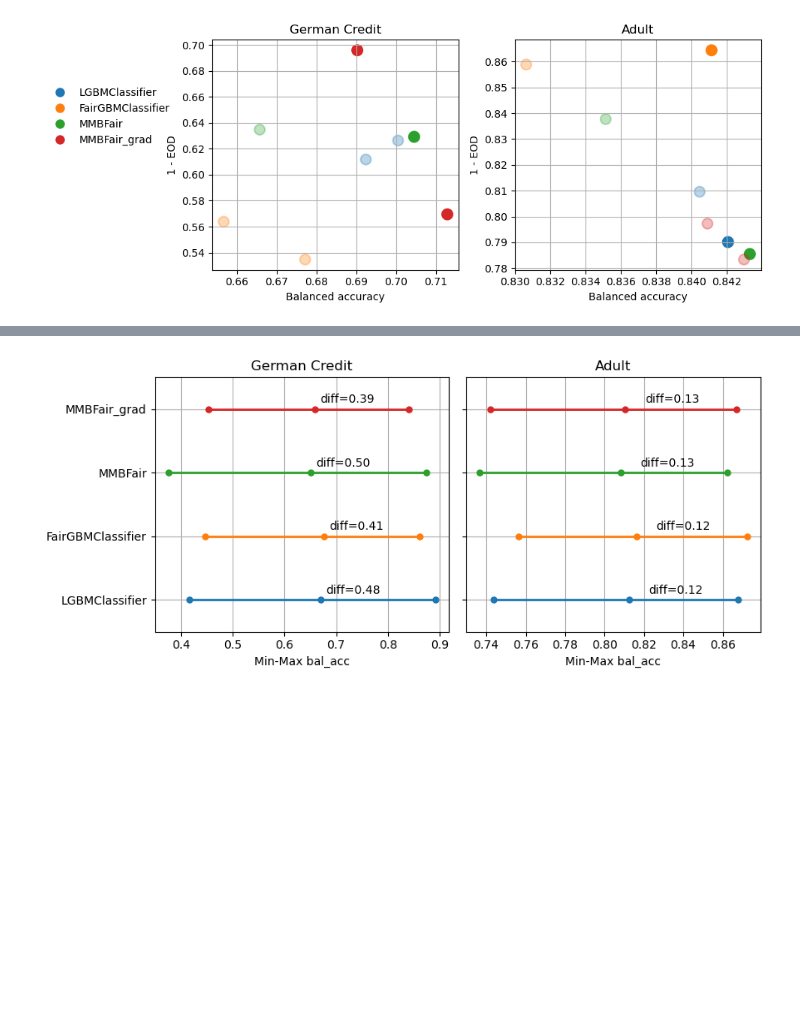
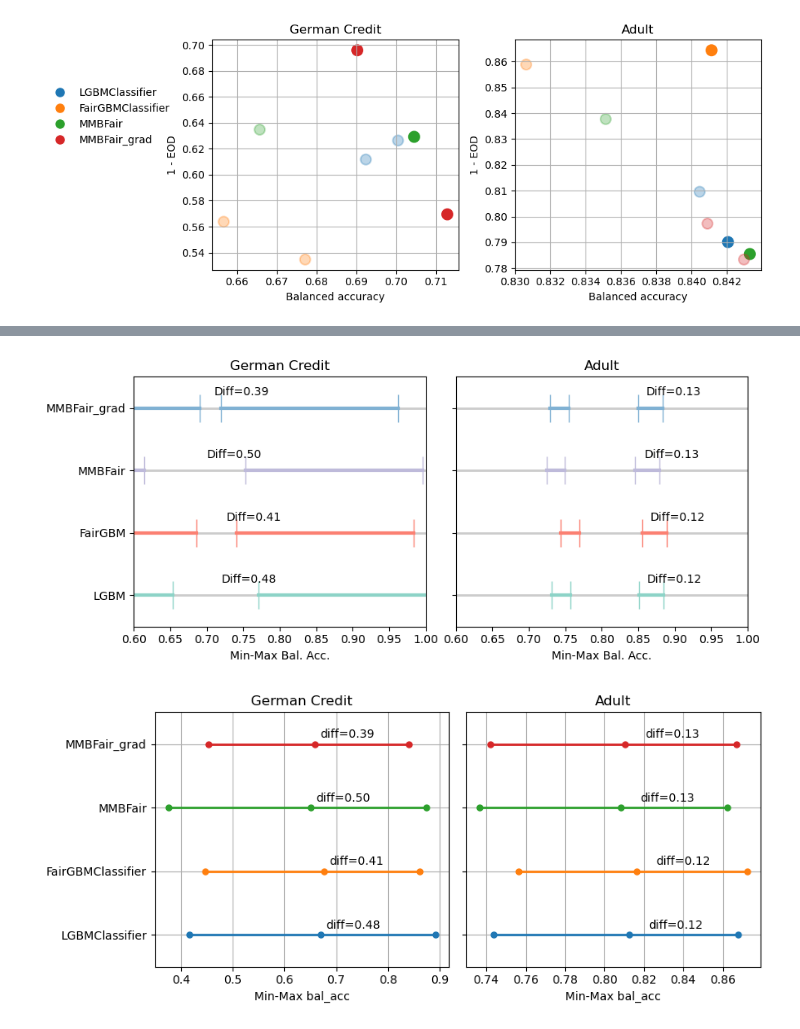
Before and after one commit to hiaac-finance/m2fgb, a Jupyter notebook: notebooks/analyze_results.ipynb, the cells around one changed output, grey strips where cells are left out. Cells and saved outputs as stored; diff of their text form; code cells hidden in the pictures; blank space fills up the shorter version.

```diff
--- a/notebooks/analyze_results.ipynb
+++ b/notebooks/analyze_results.ipynb
@@ -319,3 +362,57 @@ plt.tight_layout()
+# %%
+fig, axs = plt.subplots(nrows = 1, ncols = 2, figsize = (9, 4), sharey=True)
+metric = "bal_acc"
+selected_models = ["LGBMClassifier", "FairGBMClassifier", "MMBFair", "MMBFair_grad"]
+for k, dataset in enumerate(["german", "adult"]):
+    # load tables
+    models = glob.glob(f"../results/subgroup_experiment/{dataset}/*0.75")
+    results = []
+    for model in models:
+        model_name = "_".join(model.split("/")[-1].split("_")[:-1])
+        alpha = float(model.split("_")[-1])
+        df = pd.read_csv(model + "/results.csv")
+        df["model"] = model_name
+        df = df[["model", f"{metric}_min", f"{metric}_max", f"{metric}_mean"]]
+        df_std = df.groupby("model").std().reset_index()
+        df = df.groupby("model").mean().reset_index()
+
+        results.append(df)
+
+    results = pd.concat(results).reset_index(drop=True)
+
+    for i, model in enumerate(selected_models):
+        df = results[results["model"] == model]
+        min_ = df[f"{metric}_min"].values[0]
+        min_std = df_std[f"{metric}_min"].values[0]
+        mean_ = df[f"{metric}_mean"].values[0]
+        max_ = df[f"{metric}_max"].values[0]
+        max_std = df_std[f"{metric}_max"].values[0]
+        #axs[k].plot([min_, mean_, max_], [i, i, i], label=model, linewidth=2, marker="|", markersize=25)
+        # draw black line
+        axs[k].plot([0, 1], [i, i], color="#cccccc", linewidth=2)
+
+        # draw min and std
+        axs[k].plot([min_ - min_std, min_ + min_std], [i, i], color=methods_color[model], linewidth=2, marker="|", markersize=25)
+
+        axs[k].plot([max_ - max_std, max_ + max_std], [i, i], color=methods_color[model], linewidth=2, marker="|", markersize=25)
+        # annotate the difference above the line
+        axs[k].annotate(f"Diff={max_ - min_:.2f}", xy=(mean_, i), xytext=(mean_ + 0.05, i + 0.2), fontsize=10)
+
+
+    # make only vertical grid
+    #axs[k].grid(axis="x")
+    axs[k].set_title(dataset_names[dataset])
+    axs[k].set_xlabel(f"Min-Max {metrics_names[metric]}")
+    axs[k].set_ylim(-0.5, len(selected_models) - 0.5)
+    axs[k].set_yticks(range(len(selected_models)))
+    axs[k].set_yticklabels([methods_names[model] for model in selected_models])
+
+    axs[k].set_xlim(0.6, 1)
+plt.tight_layout()
+plt.savefig("subgroup_experiment.pdf")
+plt.show()
+# %% [output]
+[figure, added]
 # %%
 fig, axs = plt.subplots(nrows = 1, ncols = 2, figsize = (9, 4), sharey=True)
 metric = "bal_acc"
```
Also changed, not shown: parts of 7 cells of this notebook, 2 other files.
